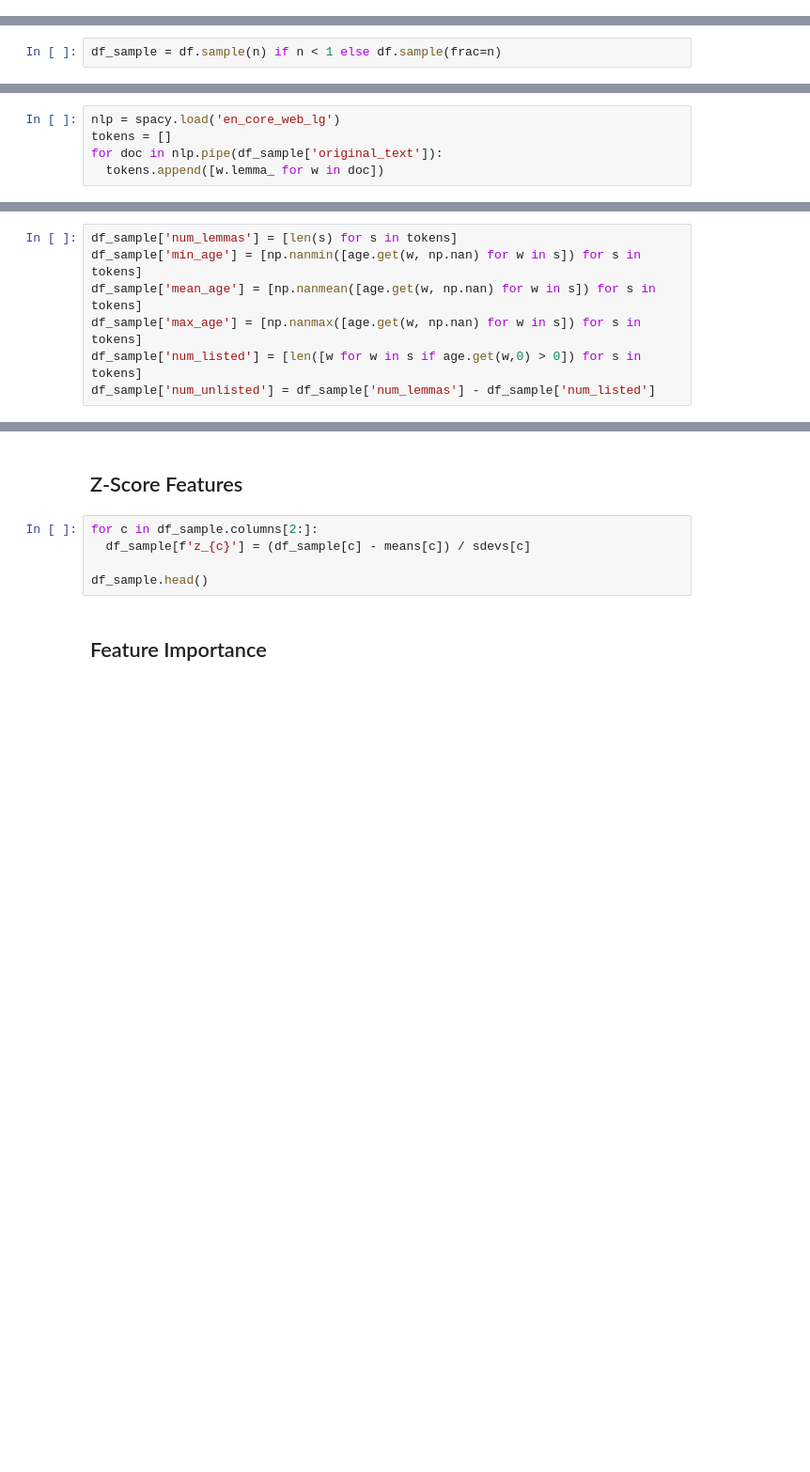
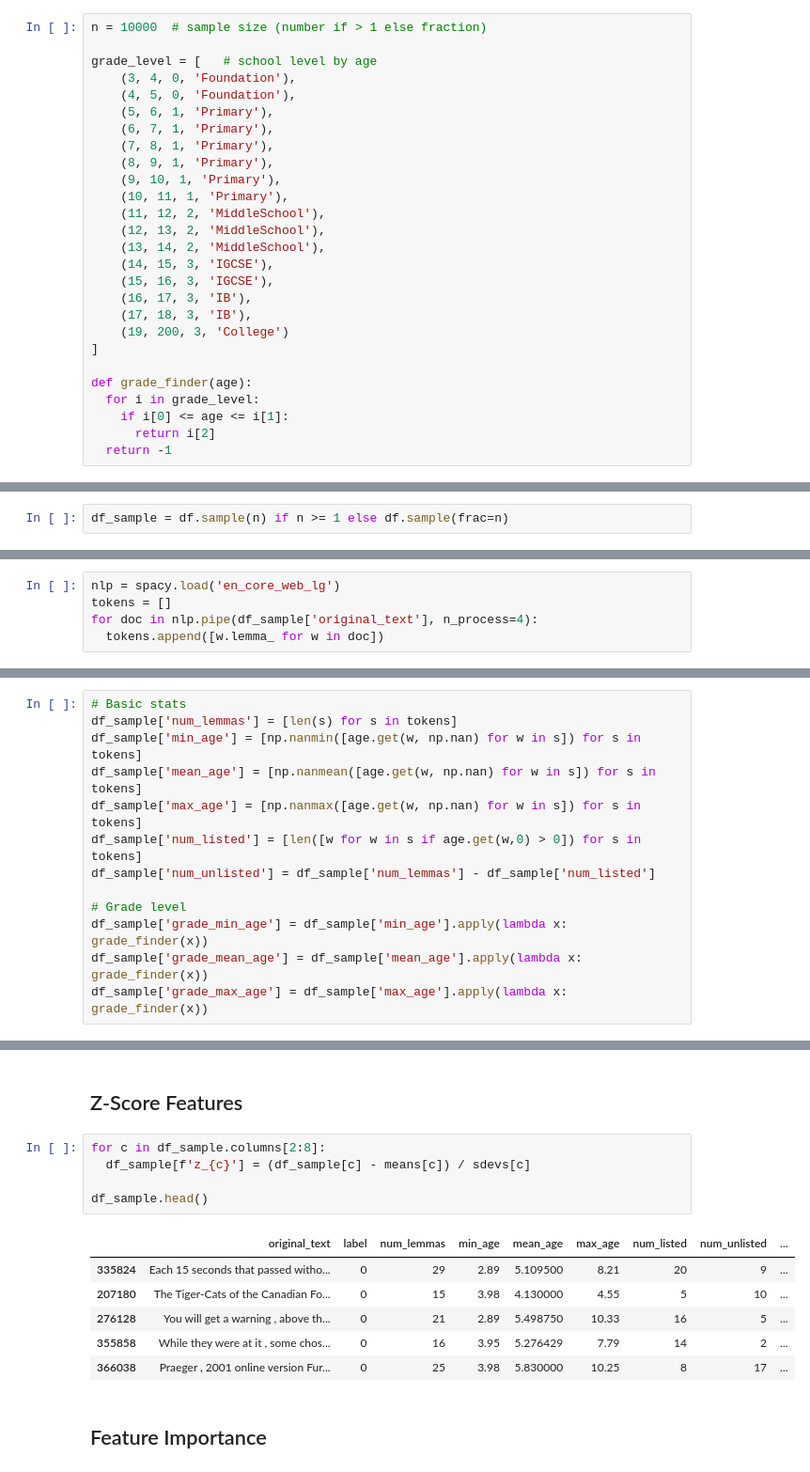
Before and after one commit to Tstrebe2/predicting-text-difficulty, a Jupyter notebook: josh-AoA.ipynb, the cells around one changed output, grey strips where cells are left out. Shown at 94% size. Saved outputs shown, nothing was run; the diff lists cells and outputs as text; blank space fills up the shorter version.

```diff
--- a/josh-AoA.ipynb
+++ b/josh-AoA.ipynb
@@ -20,3 +22,30 @@ n = 10000  # sample size
+# %%
+n = 10000  # sample size (number if > 1 else fraction)
+
+grade_level = [   # school level by age
+    (3, 4, 0, 'Foundation'),
+    (4, 5, 0, 'Foundation'),
+    (5, 6, 1, 'Primary'),
+    (6, 7, 1, 'Primary'),
+    (7, 8, 1, 'Primary'),
+    (8, 9, 1, 'Primary'),
+    (9, 10, 1, 'Primary'),
+    (10, 11, 1, 'Primary'),
+    (11, 12, 2, 'MiddleSchool'),
+    (12, 13, 2, 'MiddleSchool'),
+    (13, 14, 2, 'MiddleSchool'),
+    (14, 15, 3, 'IGCSE'),
+    (15, 16, 3, 'IGCSE'),
+    (16, 17, 3, 'IB'),
+    (17, 18, 3, 'IB'),
+    (19, 200, 3, 'College')
+]
+
+def grade_finder(age):
+  for i in grade_level:
+    if i[0] <= age <= i[1]:
+      return i[2]
+  return -1
 # %% [markdown]
 ## Dataset
 # %%
@@ -47,13 +76,13 @@ only showing top 5 rows
 | 3 | Cogeneration plants are commonly ... | 1 |
 | 4 | Geneva -LRB- , ; , ; , ; ; -RRB- ... | 1 |
 # %%
-df_sample = df.sample(n) if n < 1 else df.sample(frac=n)
+df_sample = df.sample(n) if n >= 1 else df.sample(frac=n)
 # %% [markdown]
 ## Lemmatize (and then some)
 # %%
 nlp = spacy.load('en_core_web_lg')
 tokens = []
-for doc in nlp.pipe(df_sample['original_text']):
+for doc in nlp.pipe(df_sample['original_text'], n_process=4):
   tokens.append([w.lemma_ for w in doc])
 # %%
 df_AoA = pd.read_csv('AoA_51715_words.csv', encoding= 'unicode_escape')
@@ -83,10 +121,16 @@ df_AoA.sample(10)
 # %%
+# Basic stats
 df_sample['num_lemmas'] = [len(s) for s in tokens]
 df_sample['min_age'] = [np.nanmin([age.get(w, np.nan) for w in s]) for s in tokens]
 df_sample['mean_age'] = [np.nanmean([age.get(w, np.nan) for w in s]) for s in tokens]
 df_sample['max_age'] = [np.nanmax([age.get(w, np.nan) for w in s]) for s in tokens]
 df_sample['num_listed'] = [len([w for w in s if age.get(w,0) > 0]) for s in tokens]
 df_sample['num_unlisted'] = df_sample['num_lemmas'] - df_sample['num_listed']
+
+# Grade level
+df_sample['grade_min_age'] = df_sample['min_age'].apply(lambda x: grade_finder(x))
+df_sample['grade_mean_age'] = df_sample['mean_age'].apply(lambda x: grade_finder(x))
+df_sample['grade_max_age'] = df_sample['max_age'].apply(lambda x: grade_finder(x))
 # %% [markdown]
 ## Feature Statistics
 # %%
@@ -103,10 +147,17 @@ for s in sdevs:
 # %% [markdown]
 ## Z-Score Features
 # %%
-for c in df_sample.columns[2:]:
+for c in df_sample.columns[2:8]:
   df_sample[f'z_{c}'] = (df_sample[c] - means[c]) / sdevs[c]
 
 df_sample.head()
+# %% [output]
+|  | original_text | label | num_lemmas | min_age | mean_age | max_age | num_listed | num_unlisted | ... |
+| 335824 | Each 15 seconds that passed witho... | 0 | 29 | 2.89 | 5.109500 | 8.21 | 20 | 9 | ... |
+| 207180 | The Tiger-Cats of the Canadian Fo... | 0 | 15 | 3.98 | 4.130000 | 4.55 | 5 | 10 | ... |
+| 276128 | You will get a warning , above th... | 0 | 21 | 2.89 | 5.498750 | 10.33 | 16 | 5 | ... |
+| 355858 | While they were at it , some chos... | 0 | 16 | 3.95 | 5.276429 | 7.79 | 14 | 2 | ... |
+| 366038 | Praeger , 2001 online version Fur... | 0 | 25 | 3.98 | 5.830000 | 10.25 | 8 | 17 | ... |
 # %% [markdown]
 ## Feature Importance
 # %%
```
Also changed, not shown: parts of 13 cells of this notebook.
